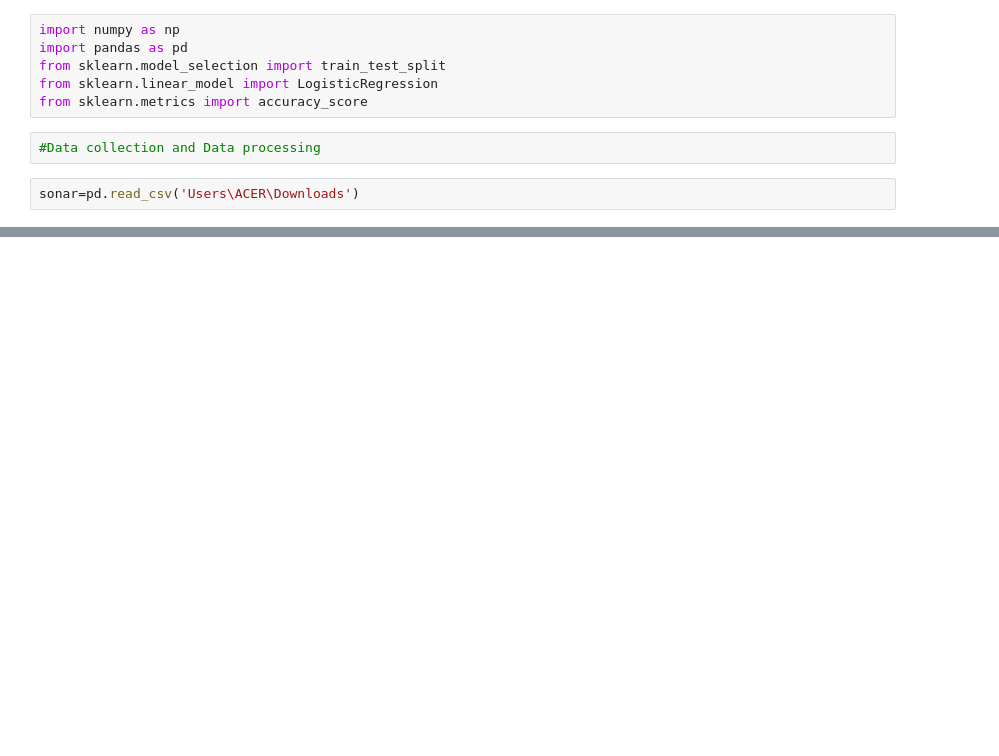
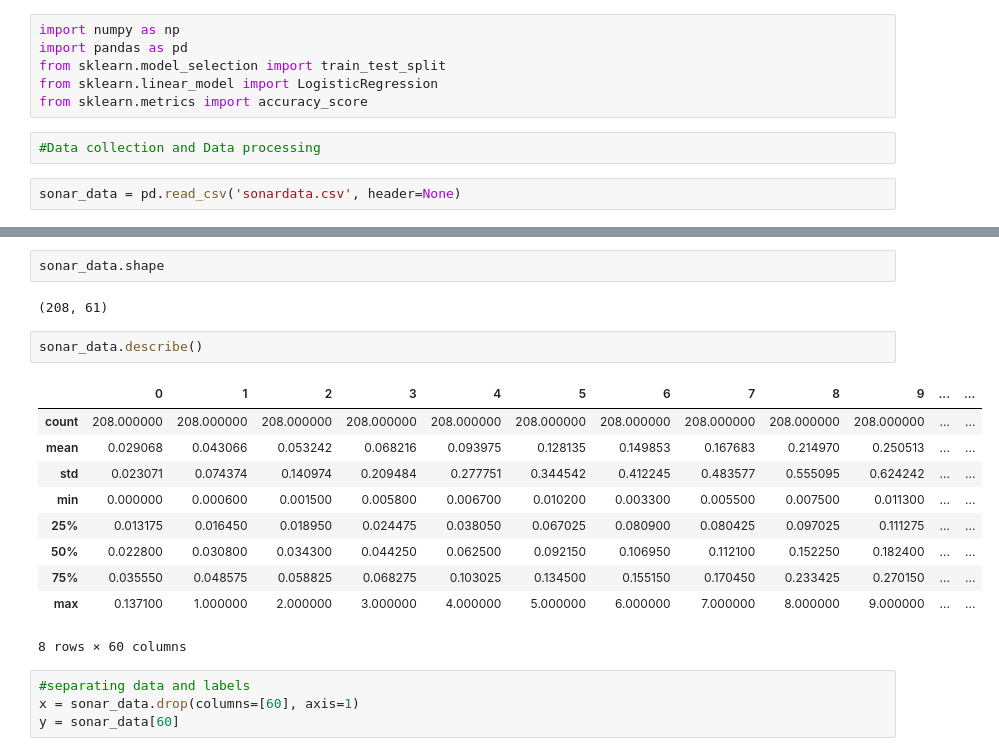
Before and after one commit to fithin-m/rock-vs-mine-predition-using-ml, a Jupyter notebook: rock vs mine ML project study purpose.ipynb, the cells around one changed output, grey strips where cells are left out. Drawn from its saved outputs; the diff is of its cells as text; blank space fills up the shorter version.

```diff
--- a/rock vs mine ML project study purpose.ipynb
+++ b/rock vs mine ML project study purpose.ipynb
@@ -7,4 +7,4 @@ from sklearn.metrics import accuracy_score
 # %%
 #Data collection and Data processing
 # %%
-sonar=pd.read_csv('Users\ACER\Downloads')
+sonar_data = pd.read_csv('sonardata.csv', header=None)
@@ -12,0 +21,21 @@ FileNotFoundError: [Errno 2] No such file or directory: 'Users\\ACER\\Downloads'
+# %%
+sonar_data.shape
+# %% [output]
+(208, 61)
+# %%
+sonar_data.describe()
+# %% [output]
+|  | 0 | 1 | 2 | 3 | 4 | 5 | 6 | 7 | 8 | 9 | ... | ... |
+| count | 208.000000 | 208.000000 | 208.000000 | 208.000000 | 208.000000 | 208.000000 | 208.000000 | 208.000000 | 208.000000 | 208.000000 | ... | ... |
+| mean | 0.029068 | 0.043066 | 0.053242 | 0.068216 | 0.093975 | 0.128135 | 0.149853 | 0.167683 | 0.214970 | 0.250513 | ... | ... |
+| std | 0.023071 | 0.074374 | 0.140974 | 0.209484 | 0.277751 | 0.344542 | 0.412245 | 0.483577 | 0.555095 | 0.624242 | ... | ... |
+| min | 0.000000 | 0.000600 | 0.001500 | 0.005800 | 0.006700 | 0.010200 | 0.003300 | 0.005500 | 0.007500 | 0.011300 | ... | ... |
+| 25% | 0.013175 | 0.016450 | 0.018950 | 0.024475 | 0.038050 | 0.067025 | 0.080900 | 0.080425 | 0.097025 | 0.111275 | ... | ... |
+| 50% | 0.022800 | 0.030800 | 0.034300 | 0.044250 | 0.062500 | 0.092150 | 0.106950 | 0.112100 | 0.152250 | 0.182400 | ... | ... |
+| 75% | 0.035550 | 0.048575 | 0.058825 | 0.068275 | 0.103025 | 0.134500 | 0.155150 | 0.170450 | 0.233425 | 0.270150 | ... | ... |
+| max | 0.137100 | 1.000000 | 2.000000 | 3.000000 | 4.000000 | 5.000000 | 6.000000 | 7.000000 | 8.000000 | 9.000000 | ... | ... |
+8 rows × 60 columns
+# %%
+#separating data and labels
+x = sonar_data.drop(columns=[60], axis=1)
+y = sonar_data[60]
```
Also changed, not shown: parts of 14 cells of this notebook, 1 other file.
